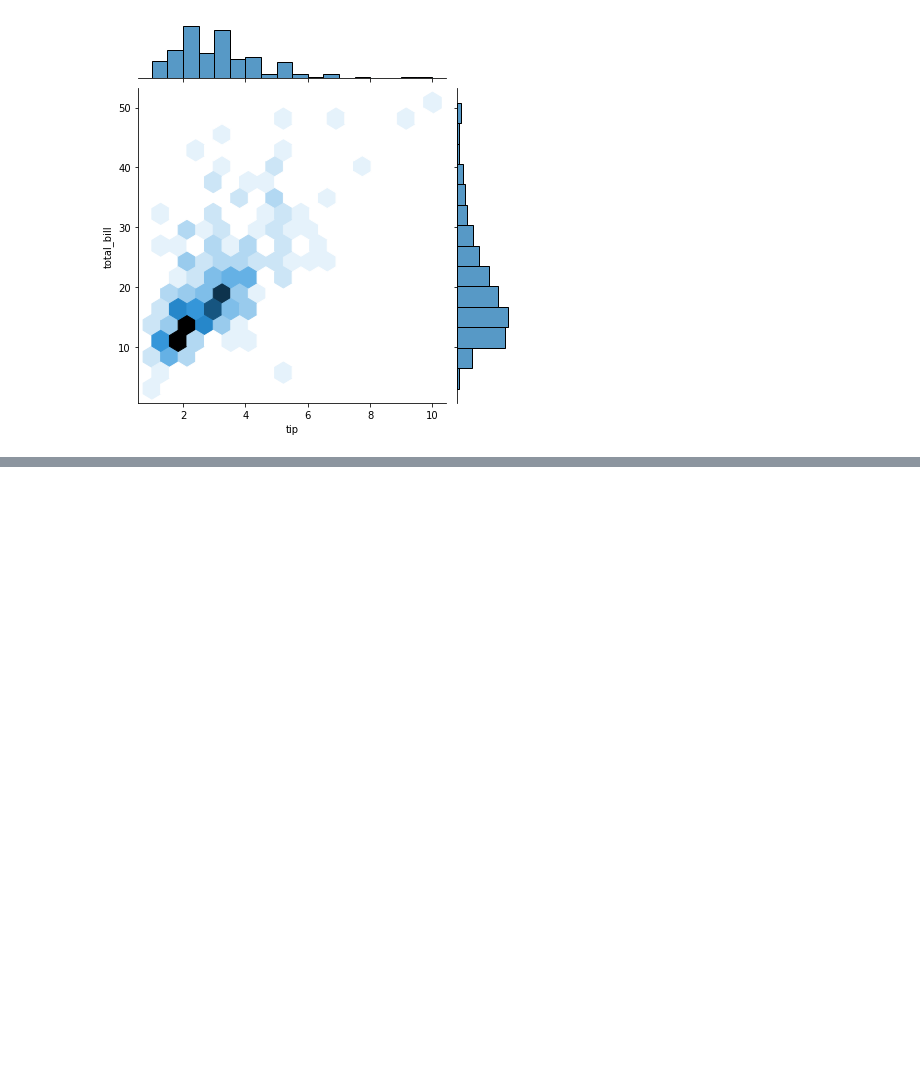
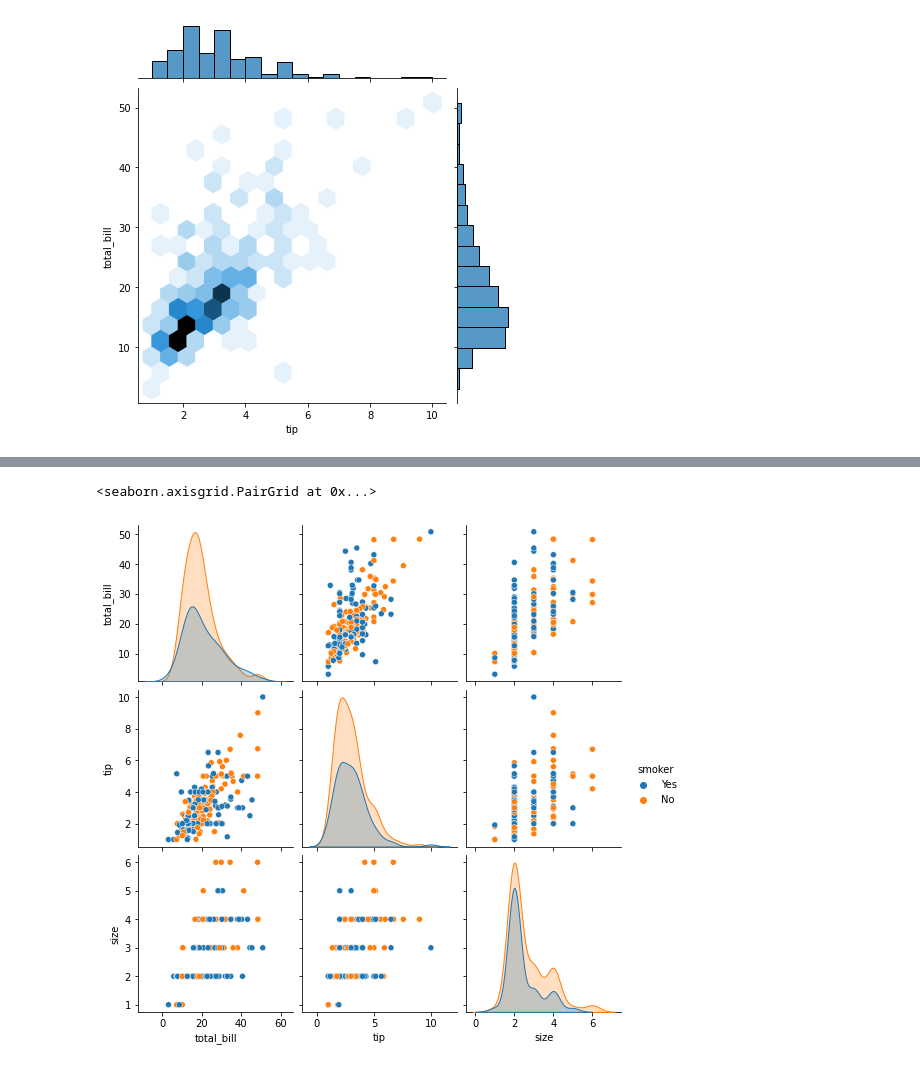
Before and after one commit to masrufjaman/python-basic, a Jupyter notebook: Seaborn - Distplot, Joinplot, Pairplot Part 1.ipynb, the cells around one changed output, grey strips where cells are left out. Saved outputs shown, nothing was run; the diff lists cells and outputs as text; code cells hidden in the pictures; blank space fills up the shorter version.

```diff
--- a/Seaborn - Distplot, Joinplot, Pairplot Part 1.ipynb
+++ b/Seaborn - Distplot, Joinplot, Pairplot Part 1.ipynb
@@ -58,0 +83,5 @@ sns.jointplot(x='tip', y='total_bill', data=df, kind='hex')
+# %%
+sns.pairplot(df, hue='smoker')
+# %% [output]
+<seaborn.axisgrid.PairGrid at 0x...>
+[figure, added]
```
Also changed, not shown: parts of 5 cells of this notebook.
